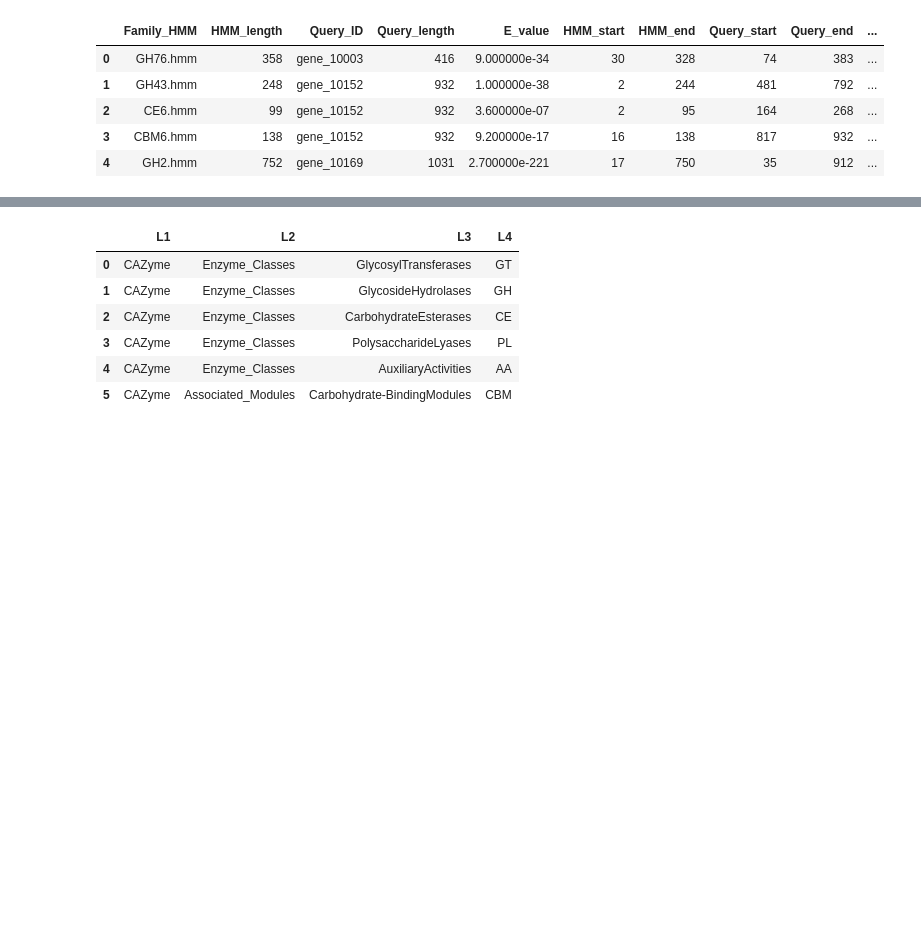
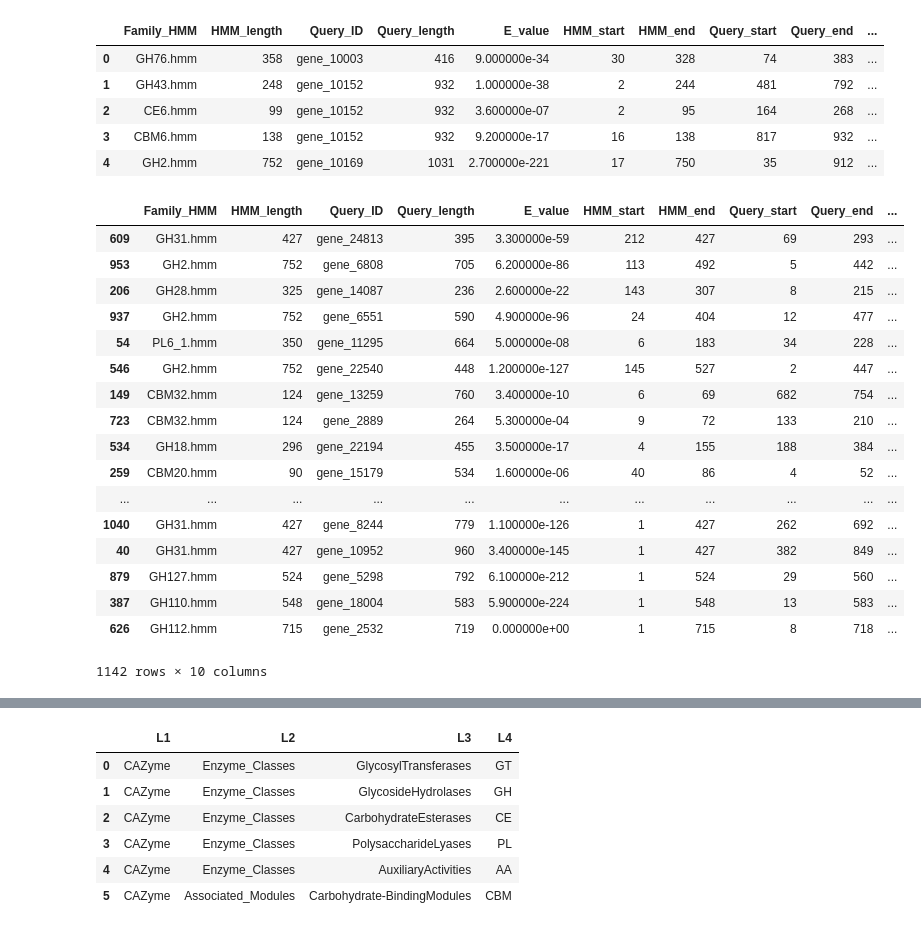
Before and after one commit to ClarenceCEN/CAZYme_Analysis, a Jupyter notebook: CAZyme_Annotation/build_database/demo.ipynb, the cells around one changed output, grey strips where cells are left out. Cells and saved outputs as stored; diff of their text form; code cells hidden in the pictures; blank space fills up the shorter version.

```diff
--- a/CAZyme_Annotation/build_database/demo.ipynb
+++ b/CAZyme_Annotation/build_database/demo.ipynb
@@ -14,3 +14,25 @@ tab_file.head()
 | 2 | CE6.hmm | 99 | gene_10152 | 932 | 3.600000e-07 | 2 | 95 | 164 | 268 | ... |
 | 3 | CBM6.hmm | 138 | gene_10152 | 932 | 9.200000e-17 | 16 | 138 | 817 | 932 | ... |
 | 4 | GH2.hmm | 752 | gene_10169 | 1031 | 2.700000e-221 | 17 | 750 | 35 | 912 | ... |
+# %%
+tab_file = tab_file.sort_values('Coverage')
+tab_file
+# %% [output]
+|  | Family_HMM | HMM_length | Query_ID | Query_length | E_value | HMM_start | HMM_end | Query_start | Query_end | ... |
+| 609 | GH31.hmm | 427 | gene_24813 | 395 | 3.300000e-59 | 212 | 427 | 69 | 293 | ... |
+| 953 | GH2.hmm | 752 | gene_6808 | 705 | 6.200000e-86 | 113 | 492 | 5 | 442 | ... |
+| 206 | GH28.hmm | 325 | gene_14087 | 236 | 2.600000e-22 | 143 | 307 | 8 | 215 | ... |
+| 937 | GH2.hmm | 752 | gene_6551 | 590 | 4.900000e-96 | 24 | 404 | 12 | 477 | ... |
+| 54 | PL6_1.hmm | 350 | gene_11295 | 664 | 5.000000e-08 | 6 | 183 | 34 | 228 | ... |
+| 546 | GH2.hmm | 752 | gene_22540 | 448 | 1.200000e-127 | 145 | 527 | 2 | 447 | ... |
+| 149 | CBM32.hmm | 124 | gene_13259 | 760 | 3.400000e-10 | 6 | 69 | 682 | 754 | ... |
+| 723 | CBM32.hmm | 124 | gene_2889 | 264 | 5.300000e-04 | 9 | 72 | 133 | 210 | ... |
+| 534 | GH18.hmm | 296 | gene_22194 | 455 | 3.500000e-17 | 4 | 155 | 188 | 384 | ... |
+| 259 | CBM20.hmm | 90 | gene_15179 | 534 | 1.600000e-06 | 40 | 86 | 4 | 52 | ... |
+| ... | ... | ... | ... | ... | ... | ... | ... | ... | ... | ... |
+| 1040 | GH31.hmm | 427 | gene_8244 | 779 | 1.100000e-126 | 1 | 427 | 262 | 692 | ... |
+| 40 | GH31.hmm | 427 | gene_10952 | 960 | 3.400000e-145 | 1 | 427 | 382 | 849 | ... |
+| 879 | GH127.hmm | 524 | gene_5298 | 792 | 6.100000e-212 | 1 | 524 | 29 | 560 | ... |
+| 387 | GH110.hmm | 548 | gene_18004 | 583 | 5.900000e-224 | 1 | 548 | 13 | 583 | ... |
+| 626 | GH112.hmm | 715 | gene_2532 | 719 | 0.000000e+00 | 1 | 715 | 8 | 718 | ... |
+1142 rows × 10 columns
```
Also changed, not shown: parts of 1 cell of this notebook, 1 other file.
